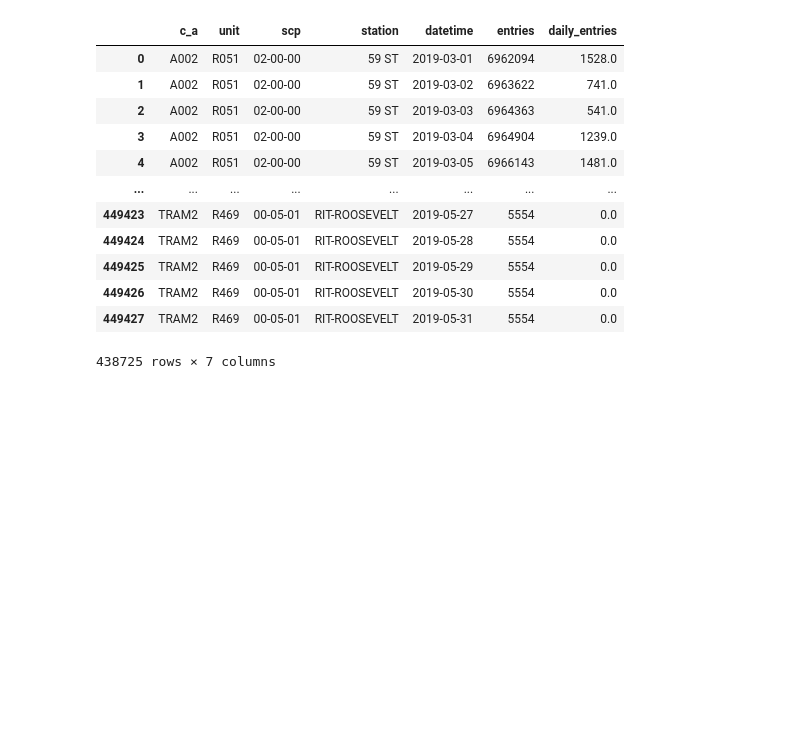
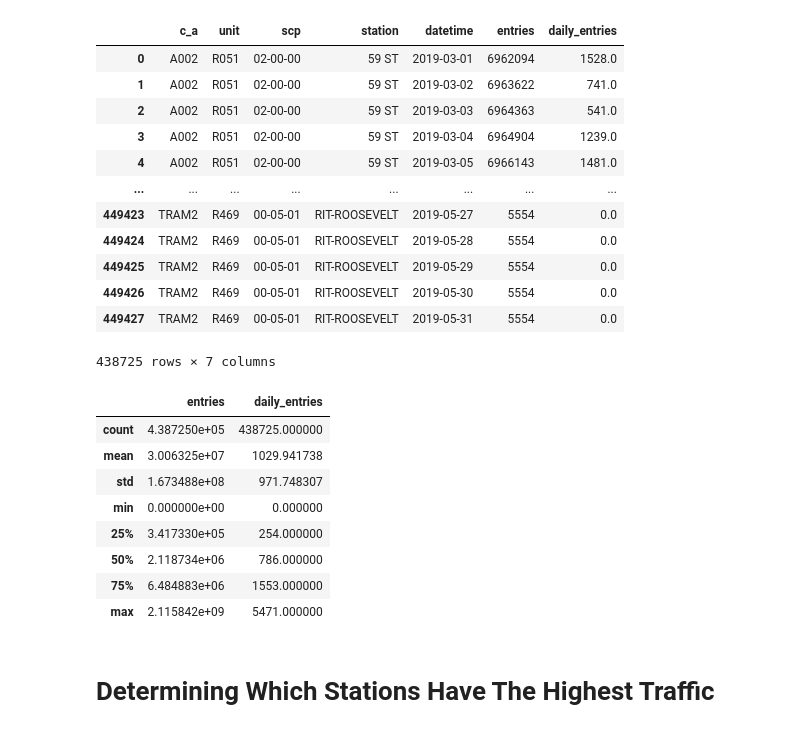
Before and after one commit to mollyliebeskind/Metis_Project1_CTA_Turnstile_EDA, a Jupyter notebook: starting_point.ipynb, the cells around one changed output. Cells and saved outputs as stored; diff of their text form; code cells hidden in the pictures; blank space fills up the shorter version.

```diff
--- a/starting_point.ipynb
+++ b/starting_point.ipynb
@@ -313,3 +310,17 @@ mta_daily
 | 449426 | TRAM2 | R469 | 00-05-01 | RIT-ROOSEVELT | 2019-05-30 | 5554 | 0.0 |
 | 449427 | TRAM2 | R469 | 00-05-01 | RIT-ROOSEVELT | 2019-05-31 | 5554 | 0.0 |
 438725 rows × 7 columns
+# %%
+mta_daily.describe()
+# %% [output]
+|  | entries | daily_entries |
+| count | 4.387250e+05 | 438725.000000 |
+| mean | 3.006325e+07 | 1029.941738 |
+| std | 1.673488e+08 | 971.748307 |
+| min | 0.000000e+00 | 0.000000 |
+| 25% | 3.417330e+05 | 254.000000 |
+| 50% | 2.118734e+06 | 786.000000 |
+| 75% | 6.484883e+06 | 1553.000000 |
+| max | 2.115842e+09 | 5471.000000 |
+# %% [markdown]
+# Determining Which Stations Have The Highest Traffic
```
Also changed, not shown: parts of 29 cells of this notebook.
